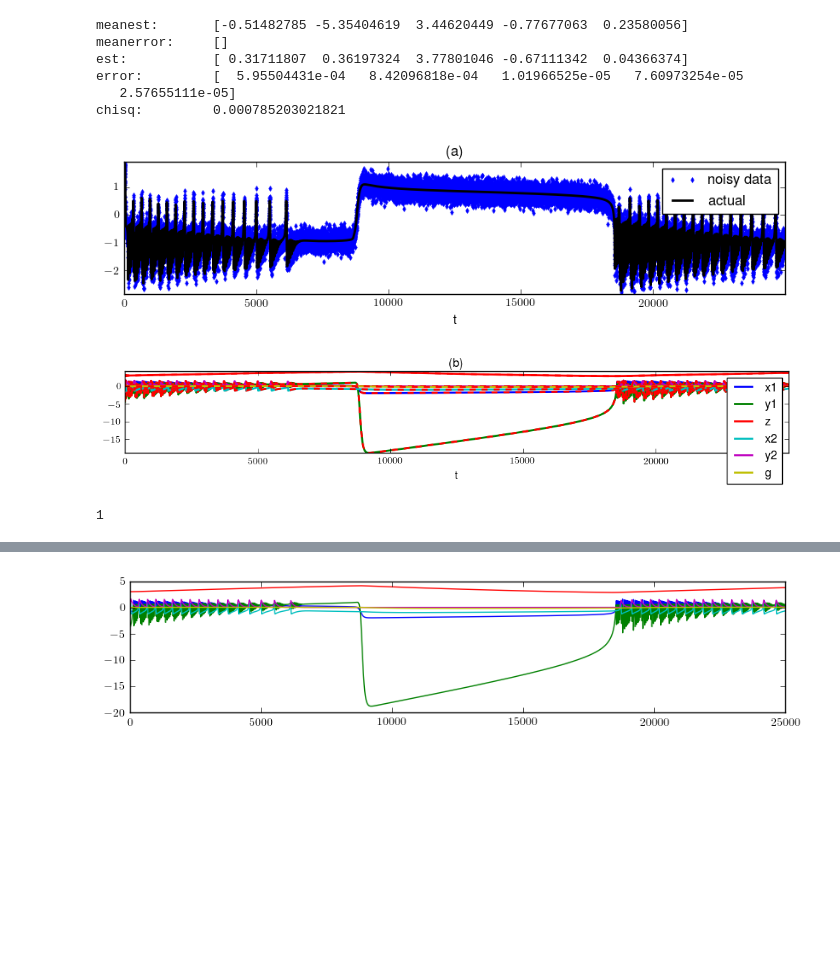
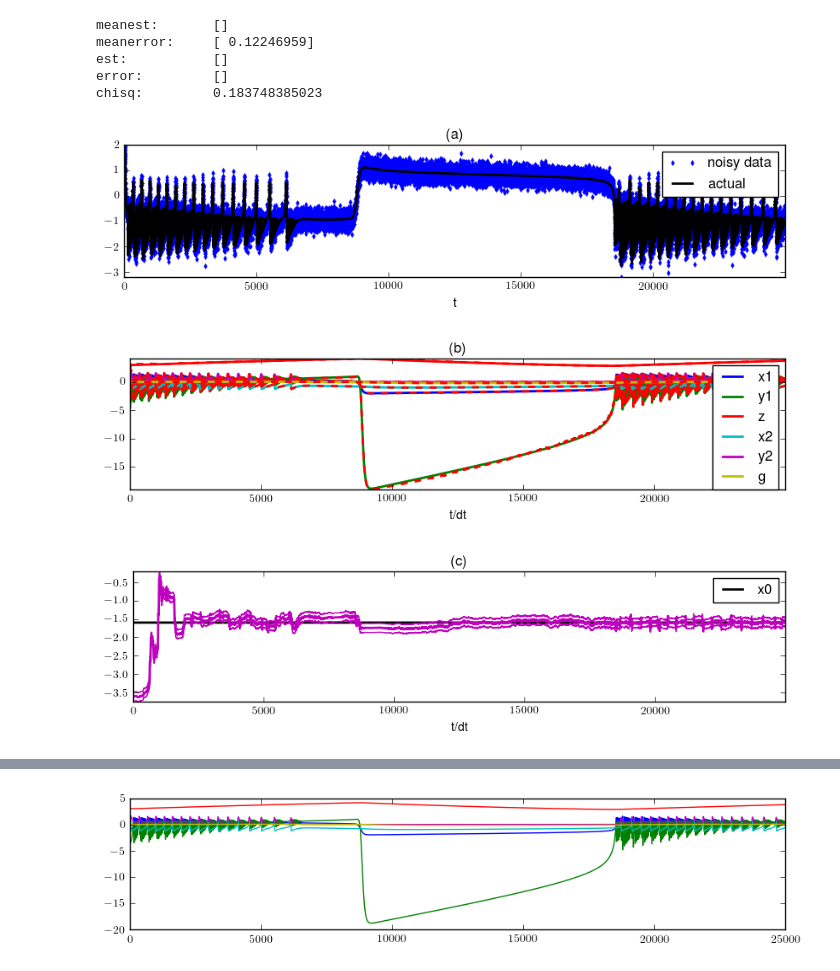
Before and after one commit to eschlaf2/kramer_rotation, a Jupyter notebook: Voss_Kalman.ipynb, the cells around one changed output, grey strips where cells are left out. Saved outputs shown, nothing was run; the diff lists cells and outputs as text; code cells hidden in the pictures; blank space fills up the shorter version.

Commit message:
Updated notes with epileptor parameter estimation stuff

```diff
--- a/Voss_Kalman.ipynb
+++ b/Voss_Kalman.ipynb
@@ -6,19 +6,29 @@ import matplotlib.pyplot as plt
 # %%
 # voss.m function translated from schiff, ch5, p.110
 
-dims_params = 0 # dq
-dims_state_vars = 6 # dx
-dims_observations = 1 # dy
+# var_names = ['v','w']
+# parameter_names = ['Iext']
+var_names = ['x1','y1','z','x2','y2','g']
+parameter_names = ['x0']
+
+dims_params = 1
+dims_state_vars = 6
+dims_observations = 1
 
 model_function = epileptor_model
 transition_function = epileptor_transition_function
 observation_function = epileptor_observation_function
 parameter_function = epileptor_parameters
 
-total_time = 2500
+process_sigmas = [0.015]
+observation_sigmas = [] # empty array will cause this to be generated by sim data
+Pxx0 = 'QRRRRRR'
+
+total_time = 2500 # 2500 for epileptor, 160 for FN
 dt_sample = 0.1
+dt_integrate = dt_sample
+
 num_samples = int(total_time//dt_sample)
-dt_integrate = dt_sample
 steps_per_sample = int(dt_sample//dt_integrate)
 
 # Set parameters for simulated data
@@ -36,26 +46,28 @@ Ks = np.zeros((dims_augmented_state,dims_observations,num_samples))
 # (initial_conditions set as global in parameter_function)
 true_state[:,0] = initial_conditions
 
-# Generate true trajectory and simulated noisy data
+# Generate true trajectory
 for n in range(num_samples-1):
     x_temp = true_state[:,n]
     true_state[:,n+1] = ruku4(model_function,x_temp,parameters[:,n],
                               dt_integrate,steps_per_sample)
-augmented_state = np.vstack((parameters,true_state)) if dims_params > 0 else true_state
+augmented_state = np.vstack((parameters*np.ones((dims_params,num_samples)),true_state)) if dims_params > 0 else true_state
 
 # Covariances
-Q = process_noise(noise)
-R = observation_noise(data=observation_function(augmented_state))
+if not observation_sigmas:
+    observation_sigmas = [0.2*0.2*np.var(observation_function(augmented_state))]
+Q, R, Pxx[:,:,0] = set_covariances(process_sigmas, observation_sigmas, Pxx0)
 
+# Create noisy data from true trajectory
 noisy_data = observation_function(augmented_state) + np.matmul(la.sqrtm(R),
                                    np.random.randn(dims_observations,num_samples))
 
-# Initialize estimated state and Pxx
-estimated_state[:,0] = augmented_state[:,0]
-# estimated_state[:,0] = np.zeros_like(augmented_state[:,0])
-# Pxx[:,:,0] = la.block_diag(Q,R,R)
-Pxx[:,:,0] = la.block_diag(R,R,R,R,R,R)
-
+# Initialize estimated state
+# estimated_state[:,0] = augmented_state[:,0]
+r = 6
+estimated_state[:,0] = -r/2. + np.random.randint(1,r,augmented_state[:,0].shape) + augmented_state[:,0]
+estimated_state[dims_params,0] = noisy_data[0,0]/2.
+estimated_state[dims_params+3,0] = noisy_data[0,0]/2. + estimated_state[dims_params,0]
 
 # Main loop for recursive estimation
 for k in range(1,num_samples):
@@ -77,46 +89,47 @@ for k in range(1,num_samples):
 results = {}
 results['chisq'] = np.mean(sum((augmented_state - estimated_state)**2))
 results['est'] = estimated_state[:dims_params-1,-1]
 results['error'] = errors[:dims_params-1,-1]
 results['meanest'] = np.mean(estimated_state[:dims_params-1,:],1)
 results['meanerror'] = np.mean(errors[:dims_params,:],1)
 for key,value in results.items():
     print('{0:15s}{1}'.format(key+':',str(value)))
 
 # Plotting
 plt.rc('text', usetex=True)
 plt.figure(figsize=(10,2))
 plt.plot(noisy_data[0,:],'bd',markeredgecolor='blue', mfc='blue',ms=3,label='noisy data');
 plt.plot(observation_function(augmented_state).T,'k',linewidth=2,label='actual');
 plt.xlabel('t');
 plt.legend();
 plt.axis('tight')
 plt.title('(a)')
 plt.figure(figsize=(10,2))
-var_names = ['x1', 'y1', 'z', 'x2','y2','g']
 for i in range(dims_state_vars):
     plt.plot(augmented_state[dims_params+i,:],lw=2,label=var_names[i])
     plt.plot(estimated_state[dims_params+i,:],'r--',lw=2)
+plt.title('(b)')
 plt.legend()
+plt.xlabel('t/dt')
+plt.axis('tight')
+
+plt.figure(figsize=(10,2))
 for i in range(dims_params):
+    plt.plot(augmented_state[i,:],'k',linewidth=2,label=parameter_names[i])
     plt.plot(estimated_state[i,:],'m',linewidth=2)
     plt.plot(estimated_state[i,:] + errors[i,:],'m')
     plt.plot(estimated_state[i,:] - errors[i,:],'m')
-plt.xlabel('t')
+plt.title('(c)')
+plt.legend()
+plt.xlabel('t/dt')
 plt.axis('tight')
-plt.title('(b)')
-plt.tight_layout()
 plt.show()
 # %% [output]
-meanest:       [-0.51482785 -5.35404619  3.44620449 -0.77677063  0.23580056]
-meanerror:     []
-est:           [ 0.31711807  0.36197324  3.77801046 -0.67111342  0.04366374]
-error:         [  5.95504431e-04   8.42096818e-04   1.01966525e-05   7.60973254e-05
-   2.57655111e-05]
-chisq:         0.000785203021821
+meanest:       []
+meanerror:     [ 0.12246959]
+est:           []
+error:         []
+chisq:         0.183748385023
-[figure, old version]
+[figure, new version]
-[figure, old version]
+[figure, new version]
+[figure, added]
-# %%
-k
-# %% [output]
-1
```
Also changed, not shown: parts of 7 cells of this notebook, 1 other file.
